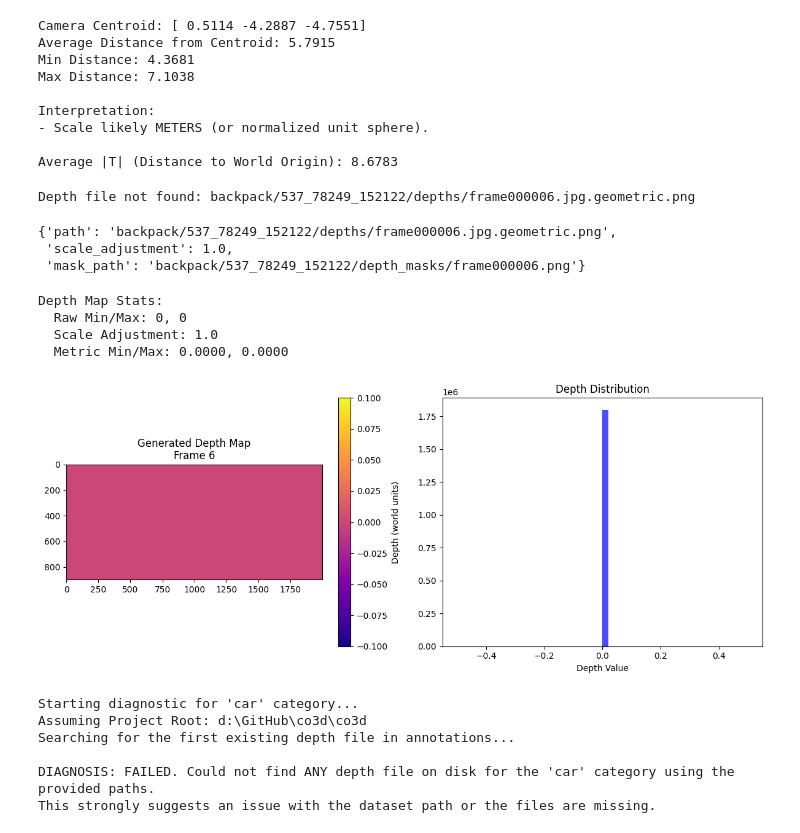
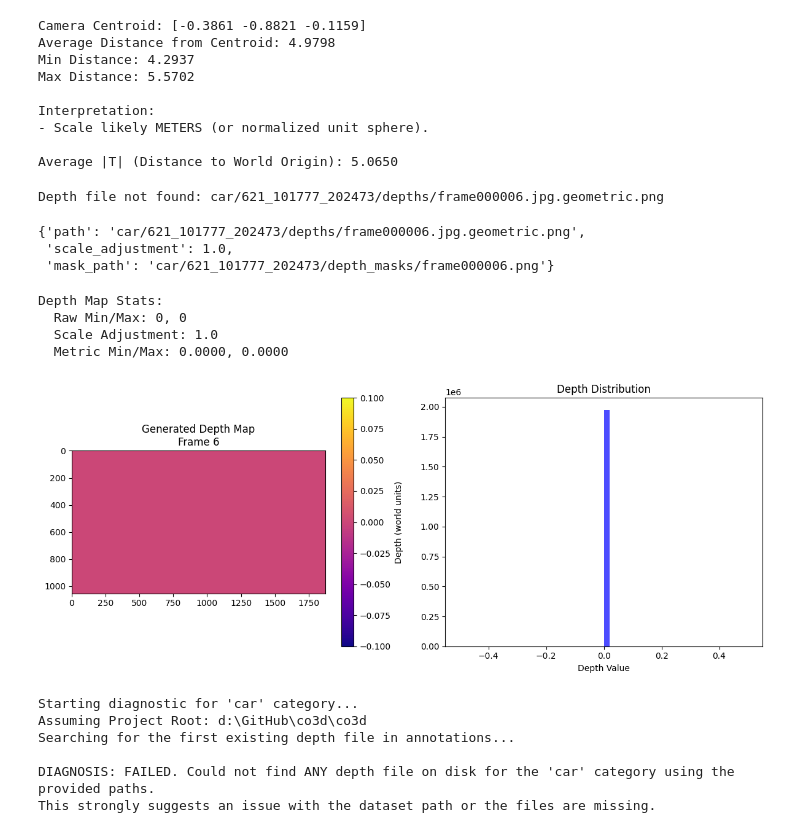
Before and after one commit to pengcanon/co3d, a Jupyter notebook: dataset_exploration.ipynb, the cells around one changed output. Cells and saved outputs as stored; diff of their text form; code cells hidden in the pictures.

```diff
--- a/dataset_exploration.ipynb
+++ b/dataset_exploration.ipynb
@@ -9,7 +9,7 @@ from mpl_toolkits.mplot3d import Axes3D
 # Path to the annotation file
 # You can change this to your generated file: 'custom_dataset_generator/output/human_body/frame_annotations.jgz'
 # Or an existing one: 'co3d/dataset/multi_view/apple/frame_annotations.jgz'
-file_path = 'co3d/dataset/multi_view/backpack/frame_annotations.jgz'
+file_path = 'co3d/dataset/multi_view/car/frame_annotations.jgz'
 
 def load_jgz(path):
     with gzip.open(path, 'rt', encoding='utf-8') as f:
@@ -416,15 +417,15 @@ if 'annotations' in locals() and annotations:
     avg_T_norm = np.mean(Ts)
     print(f"\nAverage |T| (Distance to World Origin): {avg_T_norm:.4f}")
 # %% [output]
-Camera Centroid: [ 0.5114 -4.2887 -4.7551]
-Average Distance from Centroid: 5.7915
-Min Distance: 4.3681
-Max Distance: 7.1038
+Camera Centroid: [-0.3861 -0.8821 -0.1159]
+Average Distance from Centroid: 4.9798
+Min Distance: 4.2937
+Max Distance: 5.5702
 
 Interpretation:
 - Scale likely METERS (or normalized unit sphere).
 
-Average |T| (Distance to World Origin): 8.6783
+Average |T| (Distance to World Origin): 5.0650
 # %%
 # Check Depth Maps
 # We will load and visualize the depth map for the first frame.
@@ -497,13 +498,13 @@ if 'annotations' in locals() and annotations:
     else:
         print("No depth info in annotation.")
 # %% [output]
-Depth file not found: backpack/537_78249_152122/depths/frame000006.jpg.geometric.png
+Depth file not found: car/621_101777_202473/depths/frame000006.jpg.geometric.png
 # %%
 depth_info
 # %% [output]
-{'path': 'backpack/537_78249_152122/depths/frame000006.jpg.geometric.png',
+{'path': 'car/621_101777_202473/depths/frame000006.jpg.geometric.png',
  'scale_adjustment': 1.0,
- 'mask_path': 'backpack/537_78249_152122/depth_masks/frame000006.png'}
+ 'mask_path': 'car/621_101777_202473/depth_masks/frame000006.png'}
 # %%
 # Cell to verify generated depth maps
 # This mimics the logic in JsonIndexDataset: depth = raw_png_value * scale_adjustment
@@ -514,7 +515,7 @@ import numpy as np
 import os
 
 # Path to your generated annotations
-generated_annotations_path = 'co3d/dataset/multi_view/apple/frame_annotations.jgz'
+generated_annotations_path = 'co3d/dataset/multi_view/car/frame_annotations.jgz'
 dataset_root = 'co3d/dataset/multi_view/'
 
 if os.path.exists(generated_annotations_path):
@@ -545,34 +546,34 @@ if os.path.exists(generated_annotations_path):
                 print(f"  Metric Min/Max: {depth_metric.min():.4f}, {depth_metric.max():.4f}")
 
                 # Visualize
                 plt.figure(figsize=(12, 5))
 
                 plt.subplot(1, 2, 1)
                 plt.imshow(depth_metric, cmap='plasma')
                 plt.colorbar(label='Depth (world units)')
                 plt.title(f"Generated Depth Map\nFrame {frame['frame_number']}")
 
                 plt.subplot(1, 2, 2)
                 plt.hist(depth_metric.flatten(), bins=50, color='blue', alpha=0.7)
                 plt.title("Depth Distribution")
                 plt.xlabel("Depth Value")
 
                 plt.tight_layout()
                 plt.show()
             else:
                 print(f"Failed to load image with cv2: {full_depth_path}")
         else:
             print(f"Depth file not found: {full_depth_path}")
     else:
         print("No depth annotation found in this frame.")
 else:
     print(f"Annotations file not found: {generated_annotations_path}")
 # %% [output]
 Depth Map Stats:
   Raw Min/Max: 0, 0
   Scale Adjustment: 1.0
   Metric Min/Max: 0.0000, 0.0000
-[figure, old version]
+[figure, new version]
 # %%
 import os
 import cv2
```
Also changed, not shown: parts of 11 cells of this notebook, 4 other files.
